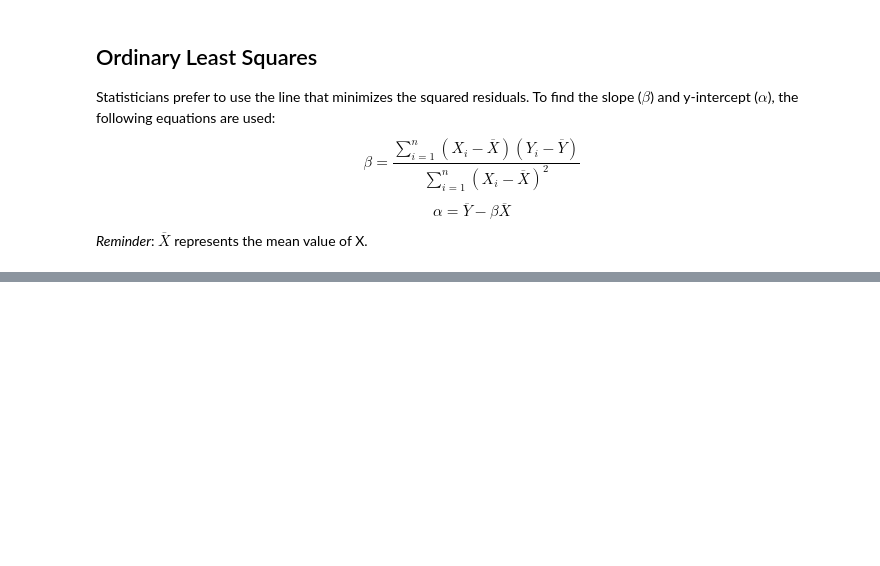
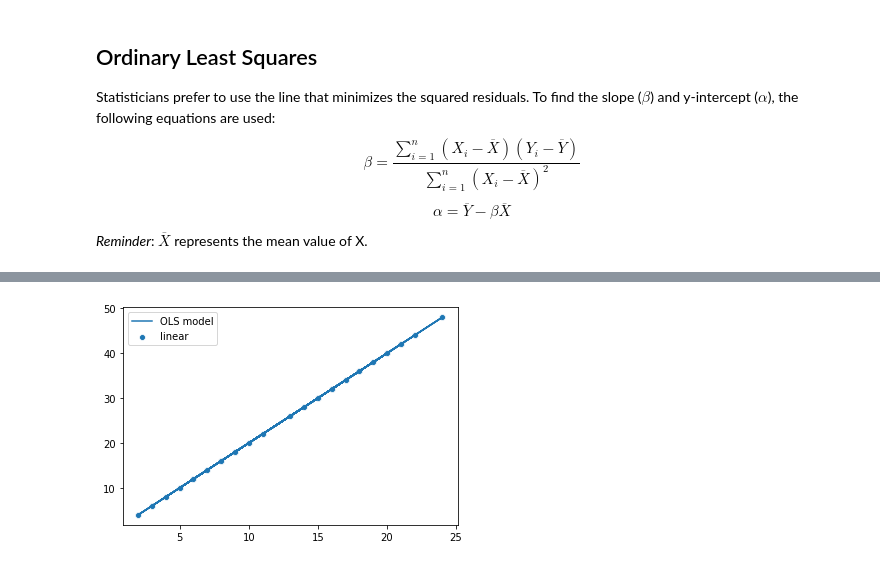
Before and after one commit to ds-modules/POLSCI-3, a Jupyter notebook: beta materials/Lecture_J_NB_1.ipynb, the cells around one changed output, grey strips where cells are left out. Saved outputs shown, nothing was run; the diff lists cells and outputs as text; code cells hidden in the pictures; blank space fills up the shorter version.

```diff
--- a/beta materials/Lecture_J_NB_1.ipynb
+++ b/beta materials/Lecture_J_NB_1.ipynb
@@ -127,0 +153,17 @@ To calculate
+# %%
+#A Generic Plotting function for some f(x)
+def plot_func(f, label):
+    x = np.random.randint(1,25, size=50)
+    y = f(x)
+    sns.scatterplot(x, y, label=label)
+    result = stats.linregress(x, y)
+    slope = result[0]
+    intercept = result[1]
+    plt.plot(x, x * slope + intercept, label='OLS model')
+    plt.legend()
+# %%
+def f(x):
+    return 2*x
+plot_func(f, 'linear')
+# %% [output]
+[figure, added]
```
Also changed, not shown: parts of 22 cells of this notebook.
